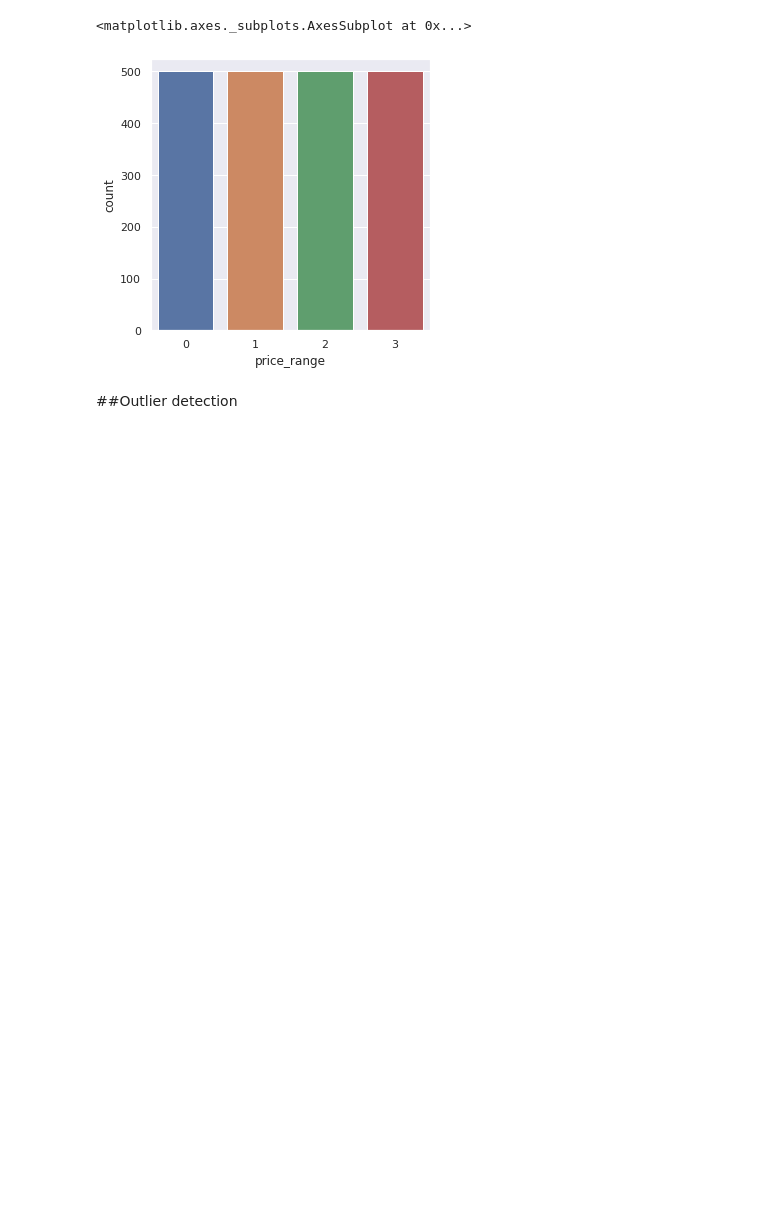
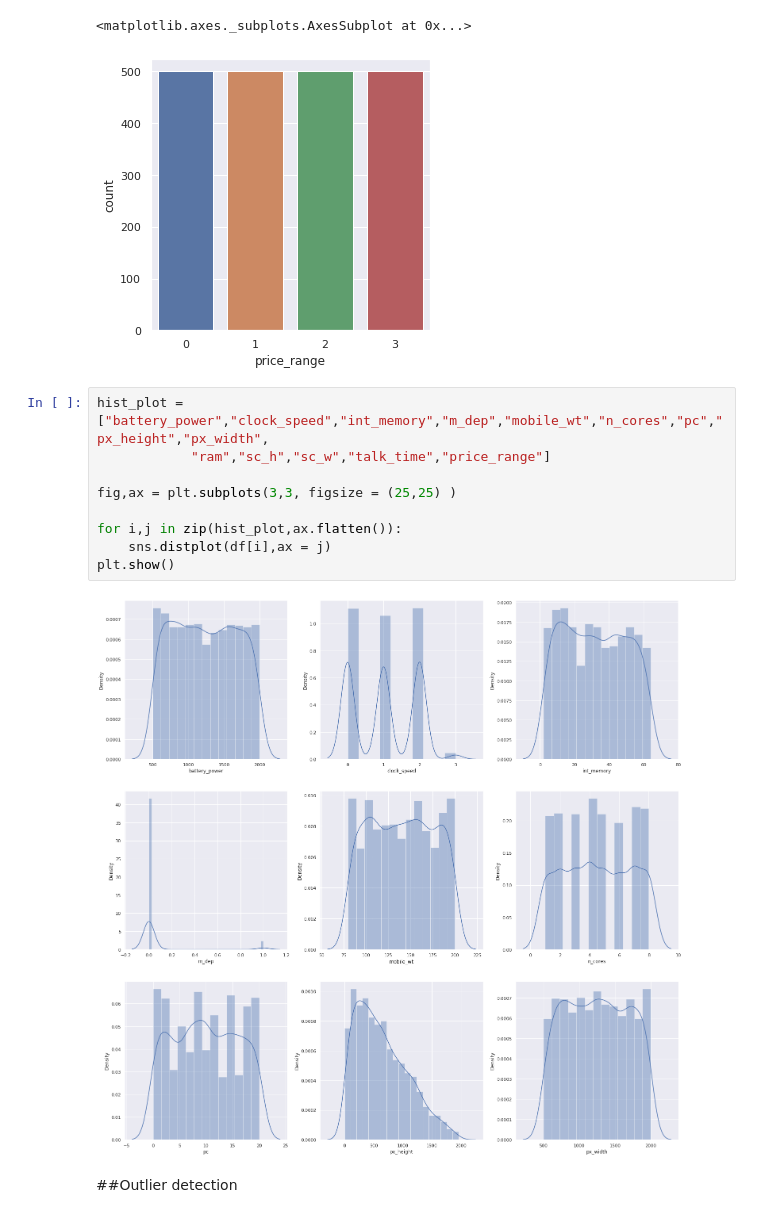
Before and after one commit to Jayasri001/mobile-price-classification, a Jupyter notebook: mobile_classification.ipynb, the cells around one changed output. Saved outputs shown, nothing was run; the diff lists cells and outputs as text; blank space fills up the shorter version.

```diff
--- a/mobile_classification.ipynb
+++ b/mobile_classification.ipynb
@@ -253,6 +253,17 @@ sns.countplot(data = df, x ='price_range' )
 # %% [output]
 <matplotlib.axes._subplots.AxesSubplot at 0x...>
 [figure]
+# %%
+hist_plot = ["battery_power","clock_speed","int_memory","m_dep","mobile_wt","n_cores","pc","px_height","px_width",
+            "ram","sc_h","sc_w","talk_time","price_range"]
+
+fig,ax = plt.subplots(3,3, figsize = (25,25) )
+
+for i,j in zip(hist_plot,ax.flatten()):
+    sns.distplot(df[i],ax = j)
+plt.show()
+# %% [output]
+[figure, added]
 # %% [markdown]
 ##Outlier detection
 # %% [markdown]
```
Also changed, not shown: parts of 15 cells of this notebook.
